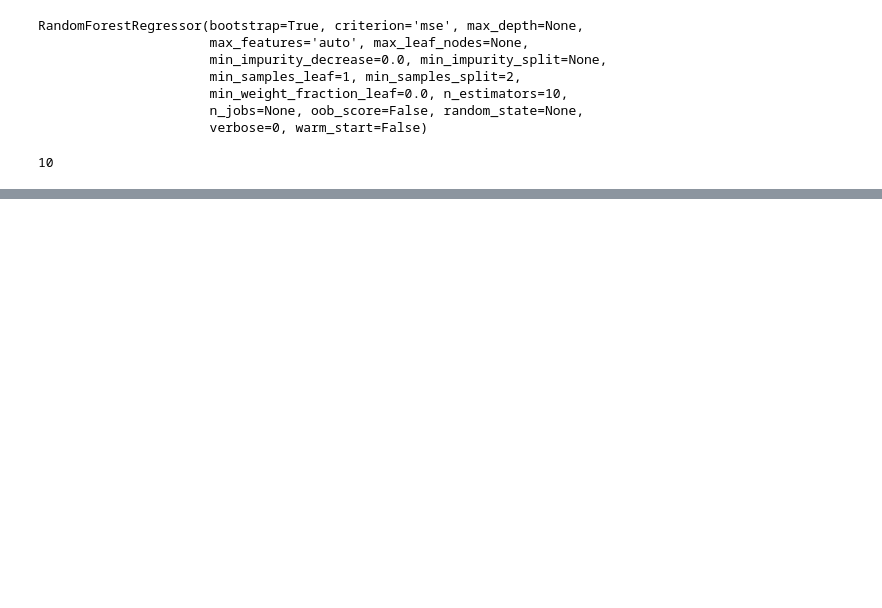
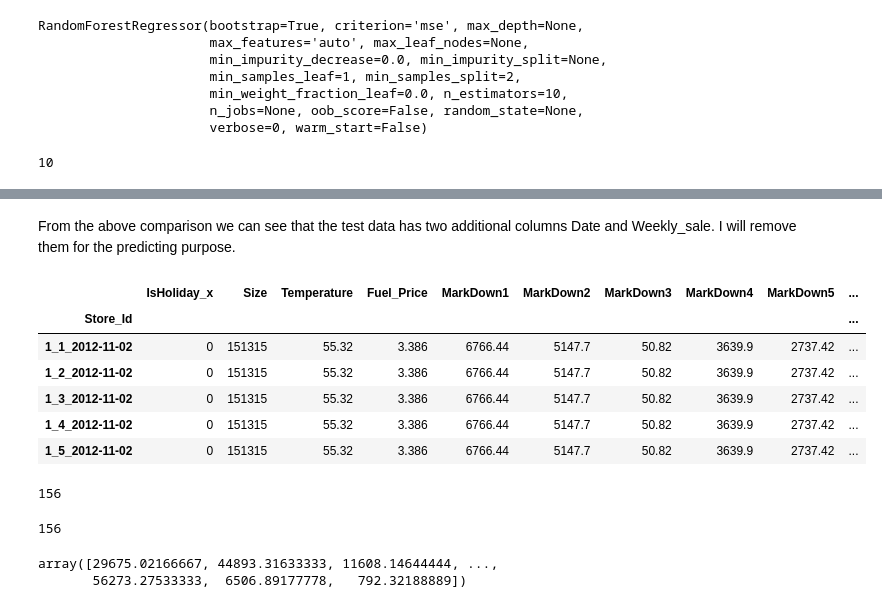
Before and after one commit to terrancexia/Walmart-Store-Sales-Forecast, a Jupyter notebook: Walmart Store Sales Forecast .ipynb, the cells around one changed output, grey strips where cells are left out. Saved outputs shown, nothing was run; the diff lists cells and outputs as text; code cells hidden in the pictures; blank space fills up the shorter version.

```diff
--- a/Walmart Store Sales Forecast .ipynb
+++ b/Walmart Store Sales Forecast .ipynb
@@ -863,0 +966,30 @@ rf.n_estimators
+# %% [markdown]
+From the above comparison we can see that the test data has two additional columns Date and Weekly_sale. I will remove them for the predicting purpose.
+# %%
+#Remove the Date and Weekly_sale columns
+
+cleaned_test2 = cleaned_test.drop(['Date','Weekly_Sales'], axis=1)
+cleaned_test2.head()
+# %% [output]
+|  | IsHoliday_x | Size | Temperature | Fuel_Price | MarkDown1 | MarkDown2 | MarkDown3 | MarkDown4 | MarkDown5 | ... |
+| Store_Id |  |  |  |  |  |  |  |  |  | ... |
+| 1_1_2012-11-02 | 0 | 151315 | 55.32 | 3.386 | 6766.44 | 5147.7 | 50.82 | 3639.9 | 2737.42 | ... |
+| 1_2_2012-11-02 | 0 | 151315 | 55.32 | 3.386 | 6766.44 | 5147.7 | 50.82 | 3639.9 | 2737.42 | ... |
+| 1_3_2012-11-02 | 0 | 151315 | 55.32 | 3.386 | 6766.44 | 5147.7 | 50.82 | 3639.9 | 2737.42 | ... |
+| 1_4_2012-11-02 | 0 | 151315 | 55.32 | 3.386 | 6766.44 | 5147.7 | 50.82 | 3639.9 | 2737.42 | ... |
+| 1_5_2012-11-02 | 0 | 151315 | 55.32 | 3.386 | 6766.44 | 5147.7 | 50.82 | 3639.9 | 2737.42 | ... |
+# %%
+#check to make sure cleaned_test2 has same columns with X_train
+display(sum(cleaned_test2.columns == X_train.columns))
+display(X_train.columns.shape[0])
+# %% [output]
+156
+156
+# %%
+#apply the random forest with 90 estimators to the test data
+sales_predict = rf_final.predict(cleaned_test2)
+
+sales_predict
+# %% [output]
+array([29675.02166667, 44893.31633333, 11608.14644444, ...,
+       56273.27533333,  6506.89177778,   792.32188889])
```
Also changed, not shown: parts of 22 cells of this notebook.
